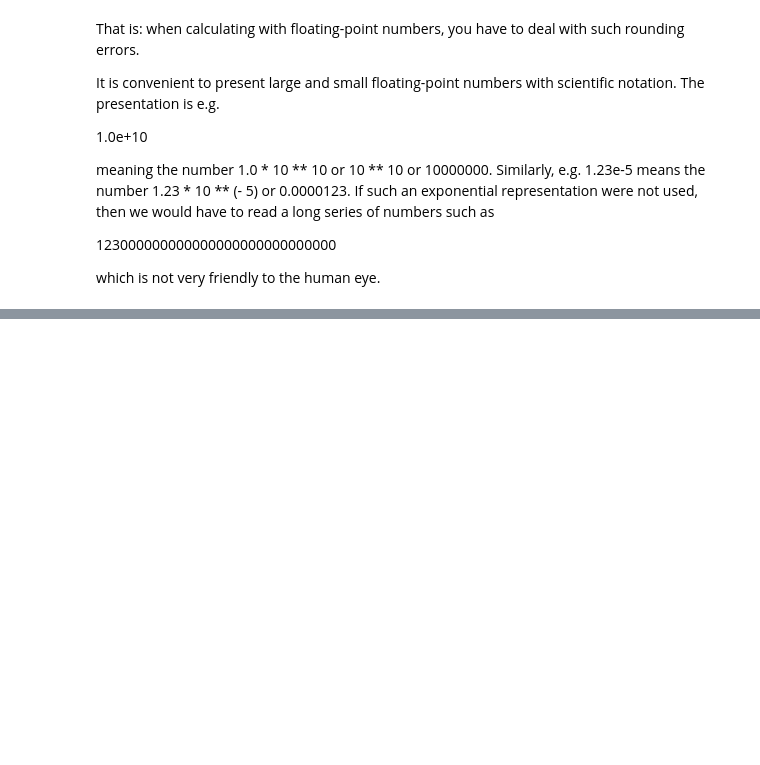
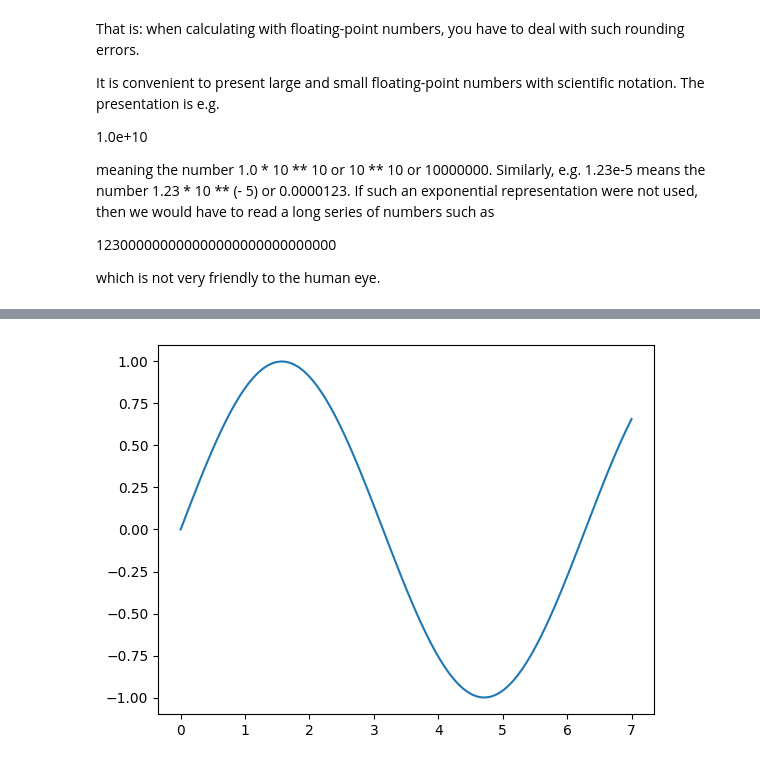
Before and after one commit to arifariofficial/google-collab, a Jupyter notebook: voipe_ai_metropolia.ipynb, the cells around one changed output, grey strips where cells are left out. Drawn from its saved outputs; the diff is of its cells as text; code cells hidden in the pictures; blank space fills up the shorter version.

```diff
--- a/voipe_ai_metropolia.ipynb
+++ b/voipe_ai_metropolia.ipynb
@@ -647,0 +669,7 @@ which is not very friendly to the human eye.
+# %%
+x = np.linspace(0,7,100)
+y = np.sin(x)
+plt.plot(x,y)
+plt.show()
+# %% [output]
+[figure, added]
```
Also changed, not shown: parts of 173 cells of this notebook.
